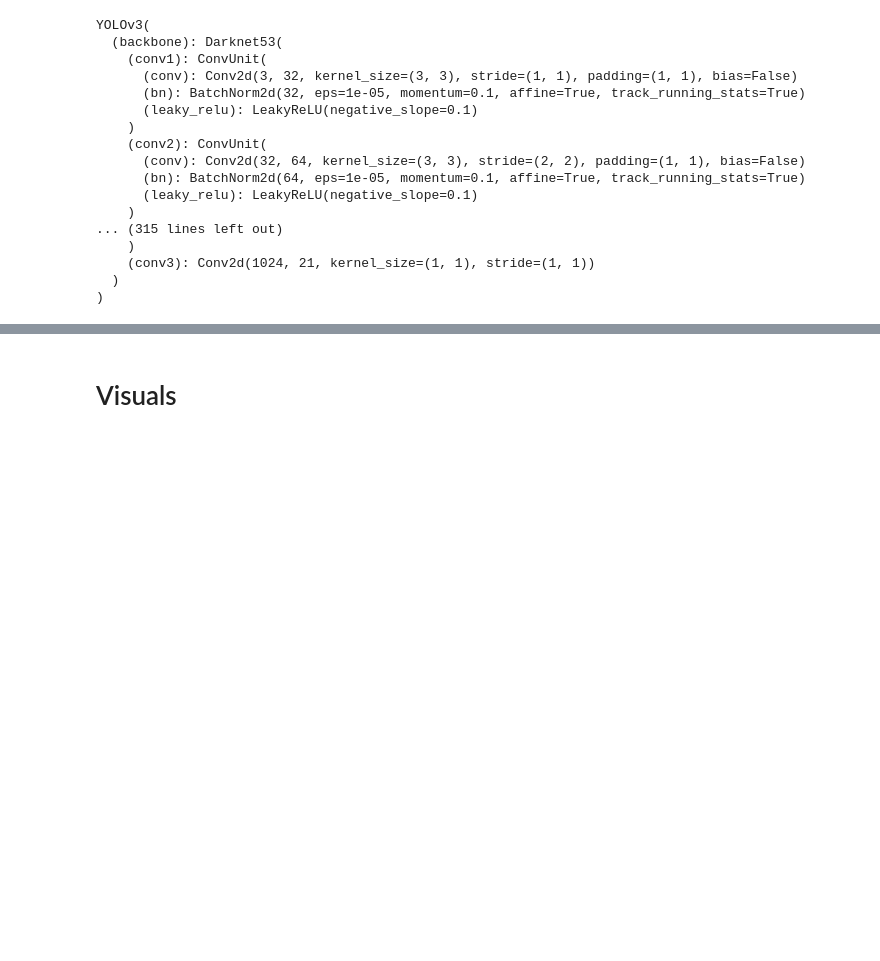
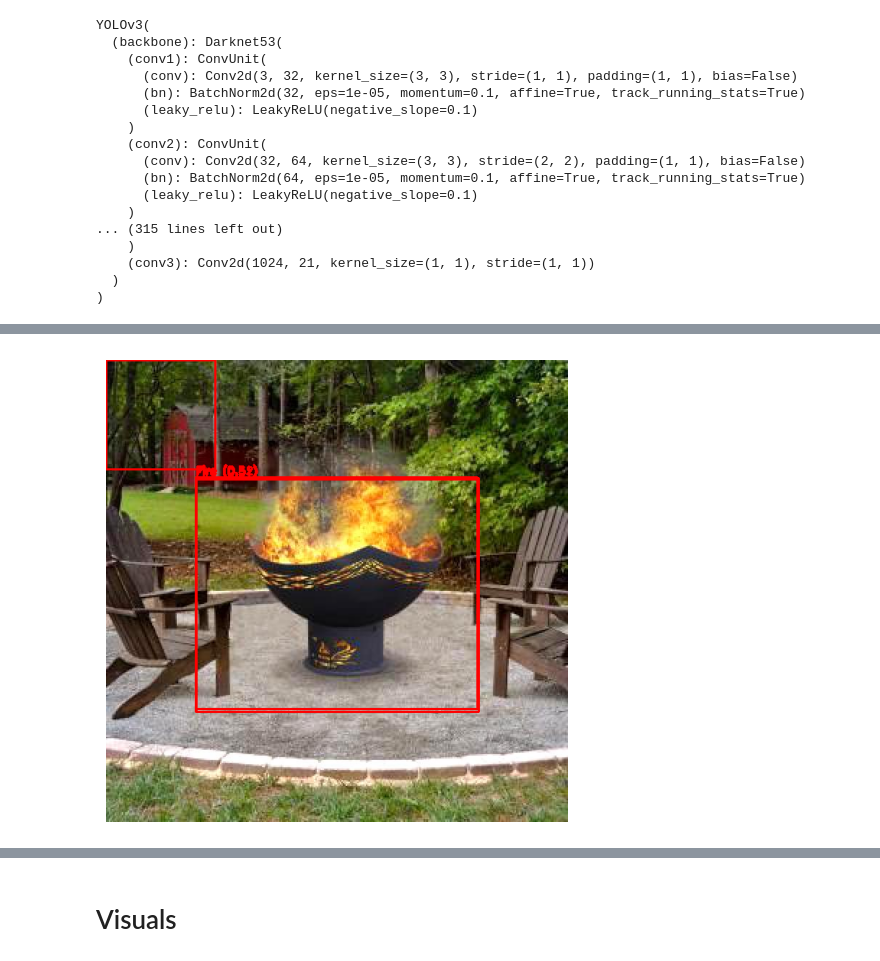
Before and after one commit to Ger-oc/YOLOV3_FireAndSmokeDetection, a Jupyter notebook: YoloV3_FireDetection.ipynb, the cells around one changed output, grey strips where cells are left out. Drawn from its saved outputs; the diff is of its cells as text; code cells hidden in the pictures; blank space fills up the shorter version.

```diff
--- a/YoloV3_FireDetection.ipynb
+++ b/YoloV3_FireDetection.ipynb
@@ -551,5 +634,17 @@ YOLOv3(
 # %%
-def detect_fire(model, image_path, conf_threshold=0.02, iou_threshold=0.4):
+def detect_fire(model, image_path, conf_threshold=0.51, iou_threshold=0.25):
+    """
+    Detects fire in an image using a trained YOLO model.
+
+    Args:
+    - model: Trained YOLO model
+    - image_path: Path to the image to detect fire
+    - conf_threshold: Confidence threshold for detections (default 0.02)
+    - iou_threshold: IoU threshold for non-max suppression (default 0.4)
+
+    Returns:
+    - Detections with bounding boxes, confidence scores, and class probabilities
+    """
     image = cv2.imread(image_path)
     if image is None:
         print(f"❌ Error: Could not load image '{image_path}'")
@@ -563,12 +658,11 @@ def detect_fire(model, image_path, conf_threshold=0.02, iou_threshold=0.4):
     with torch.no_grad():
         preds = model(image)
 
-    # 🔹 Apply sigmoid to confidence scores (objectness)
-    preds[..., 4] = torch.sigmoid(preds[..., 4])
+    # Apply sigmoid activation to confidence and class scores
+    preds[..., 4] = torch.sigmoid(preds[..., 4])  # Object confidence
+    preds[..., 5:] = torch.sigmoid(preds[..., 5:])  # Class scores
 
-    # 🔹 Apply sigmoid to class scores
-    preds[..., 5:] = torch.sigmoid(preds[..., 5:])
-
+    # Apply Non-Maximum Suppression (NMS)
     preds = non_max_suppression(preds, conf_threshold, iou_threshold)
 
     if not preds or len(preds) == 0:
@@ -576,28 +670,75 @@ def detect_fire(model, image_path, conf_threshold=0.02, iou_threshold=0.4):
 
     return preds
 
-# 🔹 IoU Function (Placed Outside detect_fire)
 def iou(box1, box2):
     """
     Compute IoU (Intersection over Union) between two bounding boxes.
     """
-    # Get coordinates
     x1 = torch.max(box1[:, 0], box2[:, 0])
     y1 = torch.max(box1[:, 1], box2[:, 1])
     x2 = torch.min(box1[:, 2], box2[:, 2])
     y2 = torch.min(box1[:, 3], box2[:, 3])
 
-    # Compute intersection area
     intersection = (x2 - x1).clamp(0) * (y2 - y1).clamp(0)
-
-    # Compute union area
     box1_area = (box1[:, 2] - box1[:, 0]) * (box1[:, 3] - box1[:, 1])
     box2_area = (box2[:, 2] - box2[:, 0]) * (box2[:, 3] - box2[:, 1])
     union = box1_area + box2_area - intersection
 
     return intersection / union
 
-# 🔹 Run Fire Detection
-fire_detections = detect_fire(model, "/content/fire_image.jpg")
-print(fire_detections)
+def visualize_detections(image_path, detections, orig_size=(640, 480)):
+    """
+    Displays YOLO detections with correctly converted bounding boxes.
+
+    Args:
+    - image_path: Path to the image
+    - detections: YOLO detections (list of tensors)
+    """
+    image = cv2.imread(image_path)
+    if image is None:
+        print(f" ERROR: Could not load image '{image_path}'")
+        return
+
+    h, w, _ = image.shape  # Get actual image size
+    print(f"\n Image: {image_path} - Size: {w}x{h}")
+    print(f" Raw Detections: {detections}")
+
+    for box in detections:
+        box = box.cpu().numpy()  # Convert tensor to NumPy array
+
+        if len(box) < 6:
+            print(f"⚠ Skipping invalid detection: {box}")
+            continue  # Skip invalid detections
+
+        x_center, y_center, width, height, conf = box[:5]  # Extract YOLO format
+        class_probs = box[5:]  # Remaining values are class probabilities
+        class_id = int(class_probs.argmax())  # Get class with highest probability
+
+        # ✅ Convert YOLO format to pixel coordinates
+        x1 = max(0, int((x_center - width / 2) * w))
+        y1 = max(0, int((y_center - height / 2) * h))
+        x2 = min(w, int((x_center + width / 2) * w))
+        y2 = min(h, int((y_center + height / 2) * h))
+
+        # Class labels
+        class_names = ["Fire", "Smoke"]  # Modify based on model classes
+        label = class_names[class_id] if class_id < len(class_names) else f"Class {class_id}"
+
+        print(f"   🔹 Detected: {label} (Conf: {conf:.2f}) at [{x1}, {y1}, {x2}, {y2}]")
+
+        # Draw bounding box
+        cv2.rectangle(image, (x1, y1), (x2, y2), (0, 0, 255), 2)
+        cv2.putText(image, f"{label} ({conf:.2f})", (x1, y1 - 5),
+                    cv2.FONT_HERSHEY_SIMPLEX, 0.5, (0, 0, 255), 2)
+
+    # Display the image
+    plt.figure(figsize=(10, 6))
+    plt.imshow(cv2.cvtColor(image, cv2.COLOR_BGR2RGB))
+    plt.axis("off")
+    plt.show()
+
+# 🔹 Run Detection & Visualization
+detections = detect_fire(model, "/content/fire_image1.jpg")
+if detections and len(detections) > 0:
+    visualize_detections("/content/fire_image1.jpg", detections[0])
 # %% [output]
@@ -616,0 +755 @@ print(fire_detections)
+[figure, added]
```
Also changed, not shown: parts of 20 cells of this notebook.
